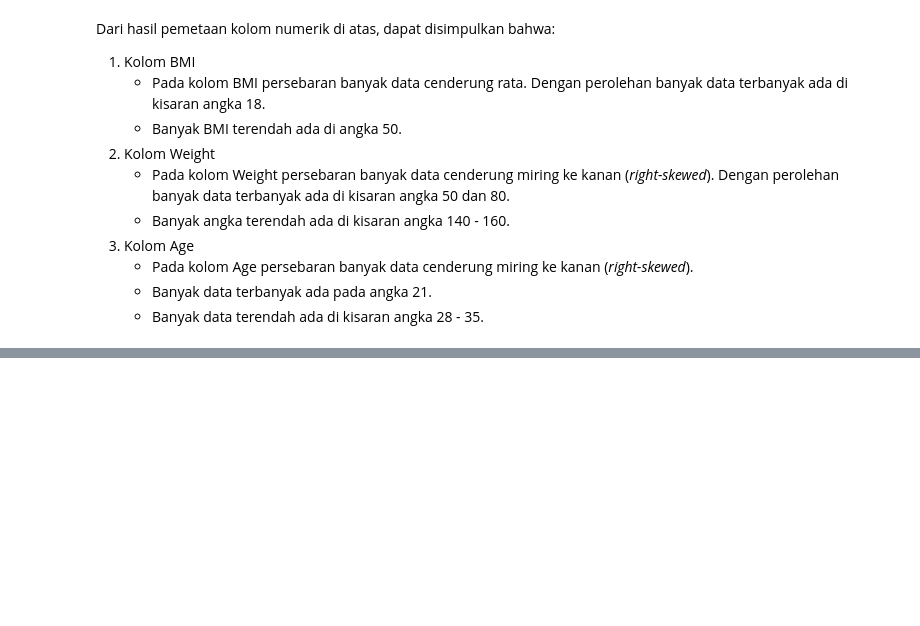
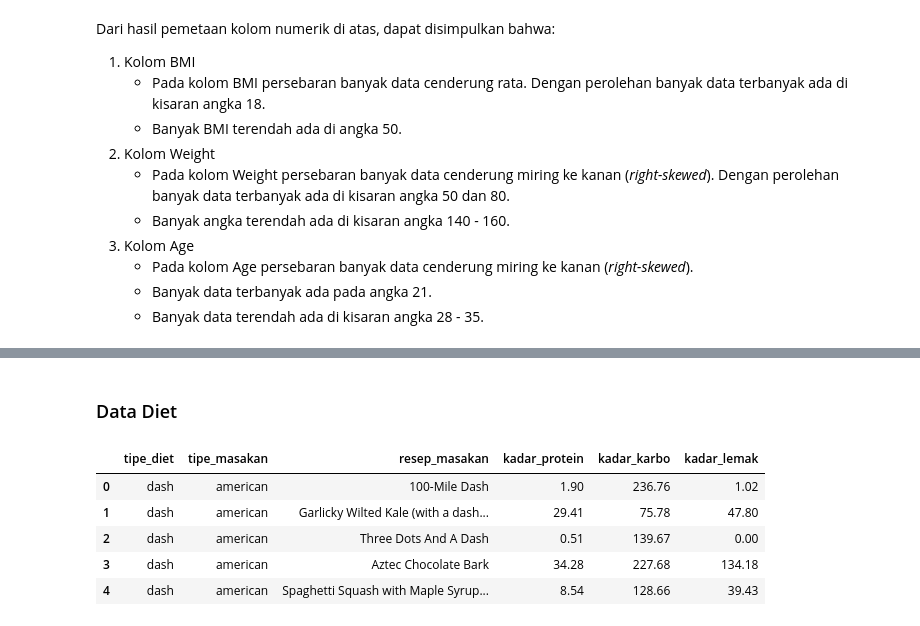
Before and after one commit to ishala/obesity-analysis-and-recommender-system, a Jupyter notebook: Submission 2/analisis.ipynb, the cells around one changed output, grey strips where cells are left out. Saved outputs shown, nothing was run; the diff lists cells and outputs as text; code cells hidden in the pictures; blank space fills up the shorter version.

```diff
--- a/Submission 2/analisis.ipynb
+++ b/Submission 2/analisis.ipynb
@@ -892,0 +986,2 @@ Dari hasil pemetaan kolom numerik di atas, dapat disimpulkan bahwa:
+# %%
+fixDiet = fixDiet.drop_duplicates('Recipe_name')
@@ -892,0 +1012,38 @@ Dari hasil pemetaan kolom numerik di atas, dapat disimpulkan bahwa:
+# %% [markdown]
+### Data Diet
+# %%
+# Tipe Diet
+dietName = fixDiet['Diet_type'].tolist()
+
+# Nama Resep
+recipeName = fixDiet['Recipe_name'].tolist()
+
+# Jenis Masakan
+cuisineType = fixDiet['Cuisine_type'].tolist()
+
+# Kadar Protein
+protein = fixDiet['Protein(g)'].tolist()
+
+# Kadar Karbohidrat
+carbs = fixDiet['Carbs(g)'].tolist()
+
+# Kadar Lemak
+fat = fixDiet['Fat(g)'].tolist()
+# %%
+dietDf = pd.DataFrame({
+    'tipe_diet': dietName,
+    'tipe_masakan': cuisineType,
+    'resep_masakan': recipeName,
+    'kadar_protein': protein,
+    'kadar_karbo': carbs,
+    'kadar_lemak': fat
+})
+# %%
+dietDf.head()
+# %% [output]
+|  | tipe_diet | tipe_masakan | resep_masakan | kadar_protein | kadar_karbo | kadar_lemak |
+| 0 | dash | american | 100-Mile Dash | 1.90 | 236.76 | 1.02 |
+| 1 | dash | american | Garlicky Wilted Kale (with a dash... | 29.41 | 75.78 | 47.80 |
+| 2 | dash | american | Three Dots And A Dash | 0.51 | 139.67 | 0.00 |
+| 3 | dash | american | Aztec Chocolate Bark | 34.28 | 227.68 | 134.18 |
+| 4 | dash | american | Spaghetti Squash with Maple Syrup... | 8.54 | 128.66 | 39.43 |
```
Also changed, not shown: parts of 35 cells of this notebook.
